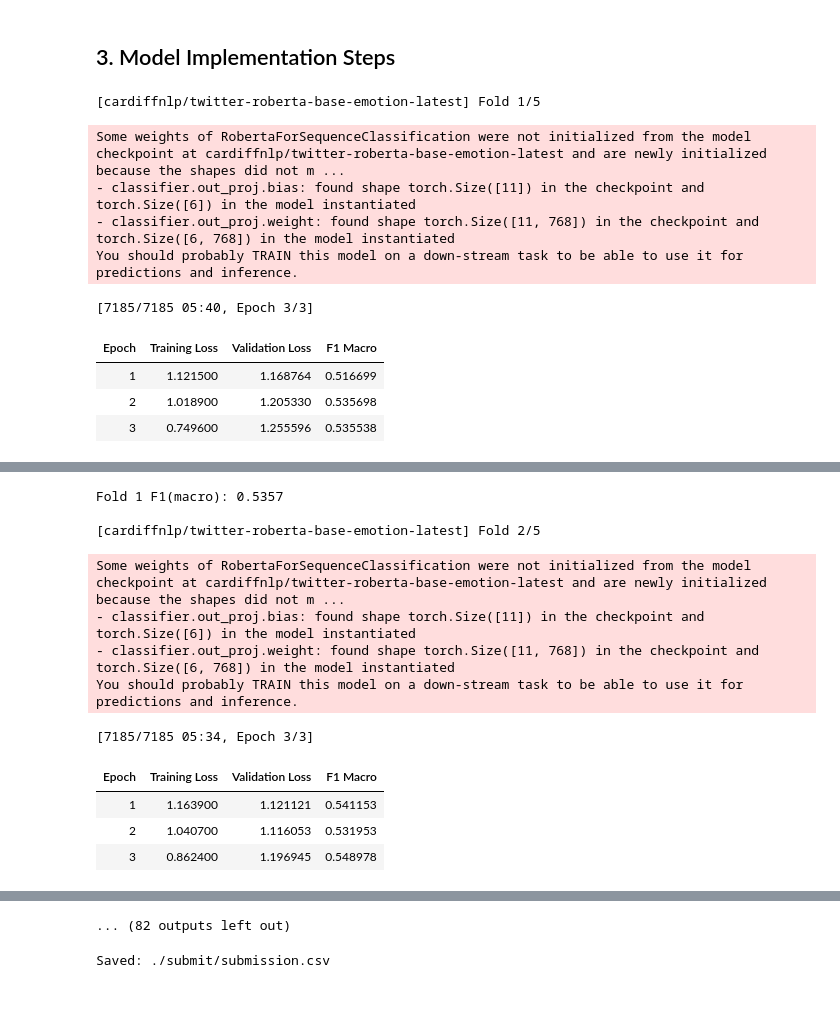
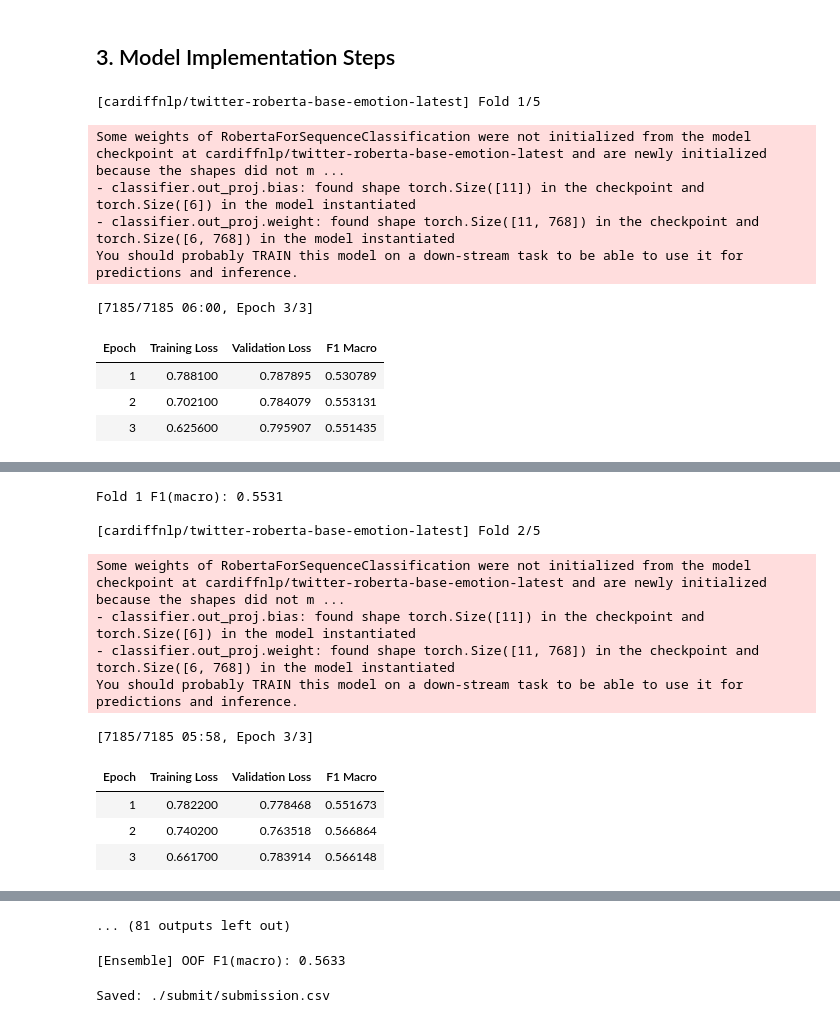
Before and after one commit to attackofthetitan/DM2025-Lab2-Exercise, a Jupyter notebook: DM2025-Lab2-Homework.ipynb, the cells around one changed output, grey strips where cells are left out. Drawn from its saved outputs; the diff is of its cells as text; code cells hidden in the pictures.

Commit message:
soften weighting and lr

```diff
--- a/DM2025-Lab2-Homework.ipynb
+++ b/DM2025-Lab2-Homework.ipynb
@@ -304,20 +305,37 @@ def compute_f1(eval_pred):
 ## 3. Model Implementation Steps
 # %%
 class WeightedTrainer(Trainer):
-    def __init__(self, *args, class_weight=None, **kwargs):
+    def __init__(self, *args, class_weight=None, label_smoothing=0.0, **kwargs):
         super().__init__(*args, **kwargs)
         self.class_weight = class_weight
+        self.label_smoothing = label_smoothing
 
     def compute_loss(self, model, inputs, return_outputs=False, **kwargs):
         labels = inputs.get("labels")
         outputs = model(**inputs)
         logits = outputs.get("logits")
-        if self.class_weight is not None:
-            weight = self.class_weight.to(logits.device)
-            loss_fct = torch.nn.CrossEntropyLoss(weight=weight)
+        if self.label_smoothing > 0:
+            num_classes = logits.size(-1)
+            with torch.no_grad():
+                true_dist = torch.zeros_like(logits)
+                true_dist.fill_(self.label_smoothing / (num_classes - 1))
+                true_dist.scatter_(1, labels.unsqueeze(1), 1.0 - self.label_smoothing)
+
+            log_probs = torch.nn.functional.log_softmax(logits, dim=-1)
+
+            if self.class_weight is not None:
+                w = self.class_weight.to(logits.device).view(1, -1)
+                loss = (-true_dist * log_probs * w).sum(dim=-1).mean()
+            else:
+                loss = (-true_dist * log_probs).sum(dim=-1).mean()
         else:
-            loss_fct = torch.nn.CrossEntropyLoss()
-        loss = loss_fct(logits, labels)
+            if self.class_weight is not None:
+                weight = self.class_weight.to(logits.device)
+                loss_fct = torch.nn.CrossEntropyLoss(weight=weight)
+            else:
+                loss_fct = torch.nn.CrossEntropyLoss()
+            loss = loss_fct(logits, labels)
+
         return (loss, outputs) if return_outputs else loss
 # %%
 def train_folds(model_name, n_splits=5, lr=2e-5, epochs=3, bsz=16, max_len=192, wd=0.01, seed=SEED):
@@ -340,8 +358,8 @@ def train_folds(model_name, n_splits=5, lr=2e-5, epochs=3, bsz=16, max_len=192,
 
         num_labels = len(labels)
         binc = np.bincount(np.array(tr_labels), minlength=num_labels)
-        N = binc.sum()
-        w = (N / np.maximum(binc, 1)).astype("float32")
+        freq = np.maximum(binc, 1)
+        w = 1.0 / np.sqrt(freq.astype("float32"))
         w = w / w.mean()
         class_weight = torch.tensor(w, dtype=torch.float32)
 
@@ -391,12 +409,12 @@ def train_folds(model_name, n_splits=5, lr=2e-5, epochs=3, bsz=16, max_len=192,
             bf16=use_bf16,
             lr_scheduler_type="cosine",
             warmup_ratio=0.06,
-            label_smoothing_factor=0.05,
         )
 
         data_collator = DataCollatorWithPadding(tokenizer)
         trainer = WeightedTrainer(
             class_weight=class_weight,
+            label_smoothing=0.05,
             model=model,
             args=args,
             train_dataset=ds_tr,
@@ -433,63 +451,64 @@ backbones = [
     "FacebookAI/roberta-large",
     "microsoft/deberta-v3-large",
 ]
 cfgs = {
-    "FacebookAI/roberta-large":dict(lr=1e-5, epochs=3),
+    "FacebookAI/roberta-large":dict(lr=6e-6, epochs=3),
     "microsoft/deberta-v3-large":dict(lr=8e-6, epochs=3),
     "cardiffnlp/twitter-roberta-base-emotion-latest":dict(lr=1.5e-5, epochs=3),
 }
 
 all_oof, all_test = [], []
 
 for name in backbones:
     hp = cfgs[name]
     oof, test_logits = train_folds(
         name,
         n_splits=5,
         lr=hp["lr"],
         epochs=hp["epochs"],
         bsz=16,
         max_len=256,
         wd=0.01,
     )
     all_oof.append(oof)
     all_test.append(test_logits)
-
-
-oof_blend = np.mean(all_oof, axis=0)
-test_blend = np.mean(all_test, axis=0)
-
-oof_pred = oof_blend.argmax(axis=1)
-oof_f1 = f1_score(y, oof_pred, average="macro")
-print("\n[Ensemble] OOF F1(macro):", round(oof_f1, 4))
 # %% [output]
 [cardiffnlp/twitter-roberta-base-emotion-latest] Fold 1/5
 Some weights of RobertaForSequenceClassification were not initialized from the model checkpoint at cardiffnlp/twitter-roberta-base-emotion-latest and are newly initialized because the shapes did not m ...
 - classifier.out_proj.bias: found shape torch.Size([11]) in the checkpoint and torch.Size([6]) in the model instantiated
 - classifier.out_proj.weight: found shape torch.Size([11, 768]) in the checkpoint and torch.Size([6, 768]) in the model instantiated
 You should probably TRAIN this model on a down-stream task to be able to use it for predictions and inference.
-[7185/7185 05:40, Epoch 3/3]
+[7185/7185 06:00, Epoch 3/3]
 | Epoch | Training Loss | Validation Loss | F1 Macro |
-| 1 | 1.121500 | 1.168764 | 0.516699 |
-| 2 | 1.018900 | 1.205330 | 0.535698 |
-| 3 | 0.749600 | 1.255596 | 0.535538 |
+| 1 | 0.788100 | 0.787895 | 0.530789 |
+| 2 | 0.702100 | 0.784079 | 0.553131 |
+| 3 | 0.625600 | 0.795907 | 0.551435 |
 [interactive output not drawn]
 [interactive output not drawn]
-Fold 1 F1(macro): 0.5357
+Fold 1 F1(macro): 0.5531
 
 [cardiffnlp/twitter-roberta-base-emotion-latest] Fold 2/5
 Some weights of RobertaForSequenceClassification were not initialized from the model checkpoint at cardiffnlp/twitter-roberta-base-emotion-latest and are newly initialized because the shapes did not m ...
 - classifier.out_proj.bias: found shape torch.Size([11]) in the checkpoint and torch.Size([6]) in the model instantiated
 - classifier.out_proj.weight: found shape torch.Size([11, 768]) in the checkpoint and torch.Size([6, 768]) in the model instantiated
 You should probably TRAIN this model on a down-stream task to be able to use it for predictions and inference.
-[7185/7185 05:34, Epoch 3/3]
+[7185/7185 05:58, Epoch 3/3]
 | Epoch | Training Loss | Validation Loss | F1 Macro |
-| 1 | 1.163900 | 1.121121 | 0.541153 |
-| 2 | 1.040700 | 1.116053 | 0.531953 |
-| 3 | 0.862400 | 1.196945 | 0.548978 |
+| 1 | 0.782200 | 0.778468 | 0.551673 |
+| 2 | 0.740200 | 0.763518 | 0.566864 |
+| 3 | 0.661700 | 0.783914 | 0.566148 |
 [interactive output not drawn]
 [interactive output not drawn]
-... (82 outputs left out)
+... (81 outputs left out)
+# %%
+oof_blend = np.mean(all_oof, axis=0)
+test_blend = np.mean(all_test, axis=0)
+
+oof_pred = oof_blend.argmax(axis=1)
+oof_f1 = f1_score(y, oof_pred, average="macro")
+print("\n[Ensemble] OOF F1(macro):", round(oof_f1, 4))
+# %% [output]
+[Ensemble] OOF F1(macro): 0.5633
 # %%
 test_pred = test_blend.argmax(axis=1)
 test_labels = [id2label[i] for i in test_pred]
```
Also changed, not shown: parts of 1 cell of this notebook, 1 other file.
